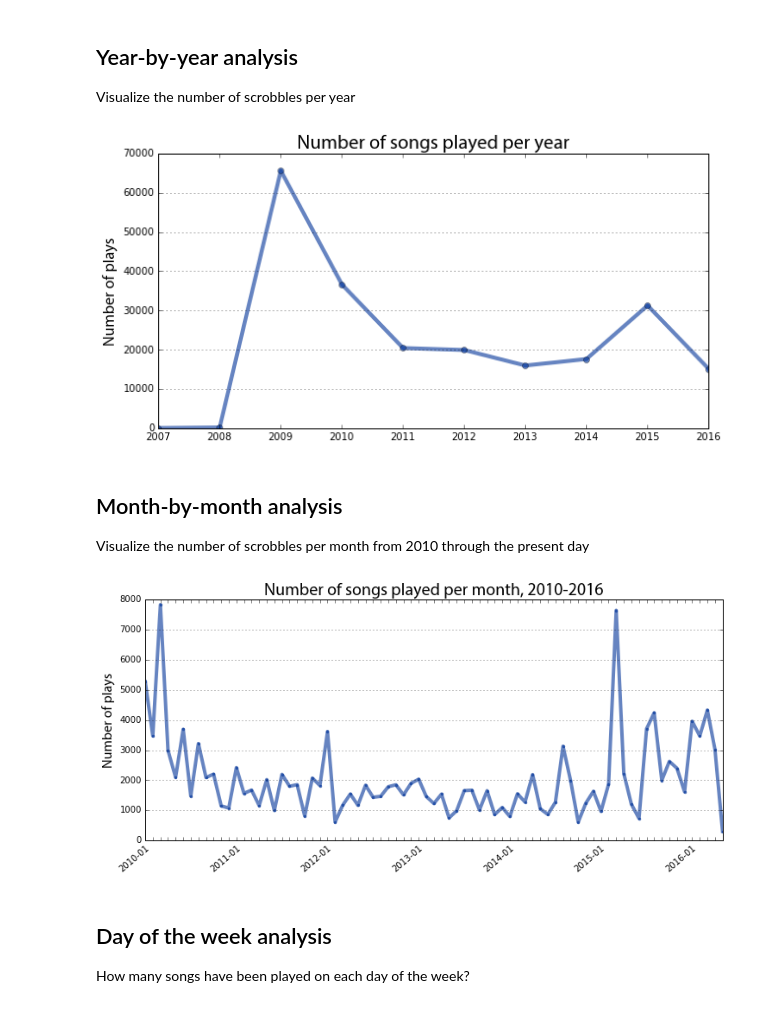
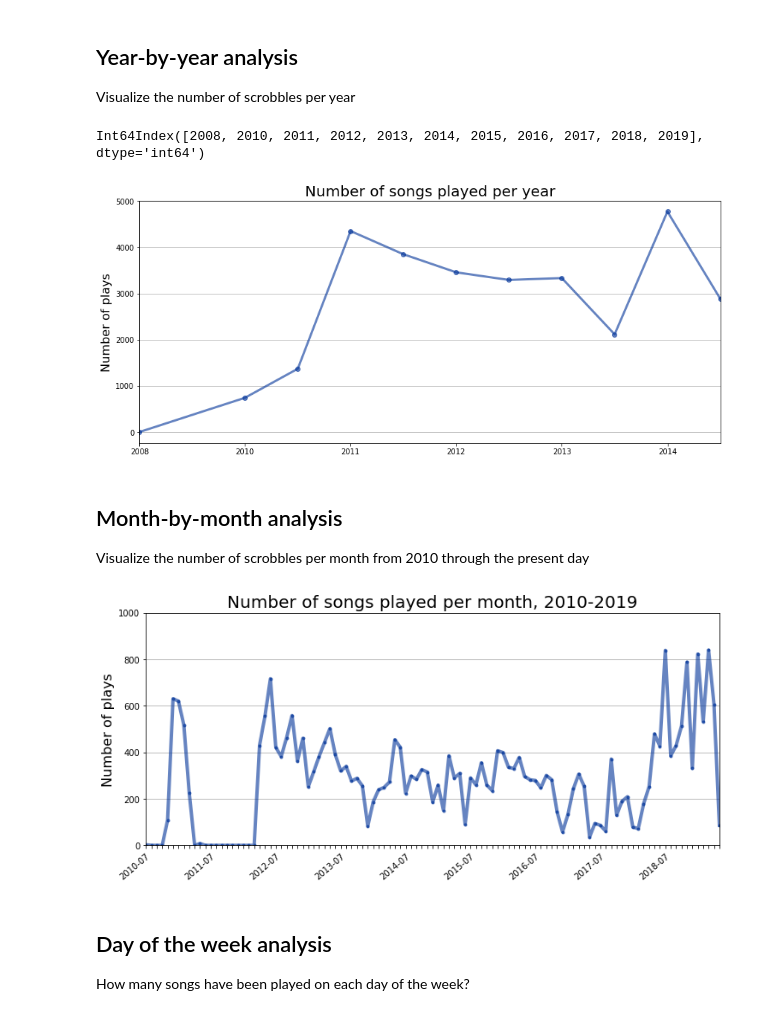
Before and after one commit to ARezaK/data-visualization, a Jupyter notebook: lastfm-listening-history/lastfm_analysis.ipynb, the cells around one changed output. Saved outputs shown, nothing was run; the diff lists cells and outputs as text; code cells hidden in the pictures.

```diff
--- a/lastfm-listening-history/lastfm_analysis.ipynb
+++ b/lastfm-listening-history/lastfm_analysis.ipynb
@@ -185,18 +185,20 @@ All the last.fm timestamps of my scrobbles appear to be UTC, but the year, month
 Visualize the number of scrobbles per year
 # %%
 year_counts = scrobbles['year'].value_counts().sort_index()
-ax = year_counts.plot(kind='line', figsize=[10, 5], linewidth='4', alpha=0.6, marker='o', color='#003399')
+print(year_counts.index)
+ax = year_counts.plot(kind='line', figsize=[14, 6], linewidth='3', alpha=0.6, marker='o', color='#003399')
 
 ax.yaxis.grid(True)
 ax.set_xticklabels(year_counts.index, rotation=0, rotation_mode='anchor', ha='center')
 ax.set_ylabel('Number of plays', fontproperties=label_font)
 ax.set_xlabel('', fontproperties=label_font)
 ax.set_title('Number of songs played per year', fontproperties=title_font)
 
 plt.savefig('images/lastfm-scrobbles-per-year.png', dpi=96, bbox_inches='tight')
 plt.show()
 # %% [output]
+Int64Index([2008, 2010, 2011, 2012, 2013, 2014, 2015, 2016, 2017, 2018, 2019], dtype='int64')
-[figure, old version]
+[figure, new version]
 # %% [markdown]
 ## Month-by-month analysis
 
@@ -224,7 +226,7 @@ ax.set_xticks(range(len(xlabels)))
 ax.set_xticklabels(xlabels, rotation=40, rotation_mode='anchor', ha='right')
 
 ax.yaxis.grid(True)
-ax.set_ylim((0,8000))
+ax.set_ylim((0,1000))
 ax.set_ylabel('Number of plays', fontproperties=label_font)
 ax.set_xlabel('', fontproperties=label_font)
 ax.set_title('Number of songs played per month, {}-{}'.format(min_year, max_year), fontproperties=title_font)
@@ -232,7 +234,7 @@ ax.set_title('Number of songs played per month, {}-{}'.format(min_year, max_year
 plt.savefig('images/lastfm-scrobbles-per-month.png', dpi=96, bbox_inches='tight')
 plt.show()
 # %% [output]
-[figure, old version]
+[figure, new version]
 # %% [markdown]
 ## Day of the week analysis
 
```
Also changed, not shown: parts of 30 cells of this notebook, 18 other files.
